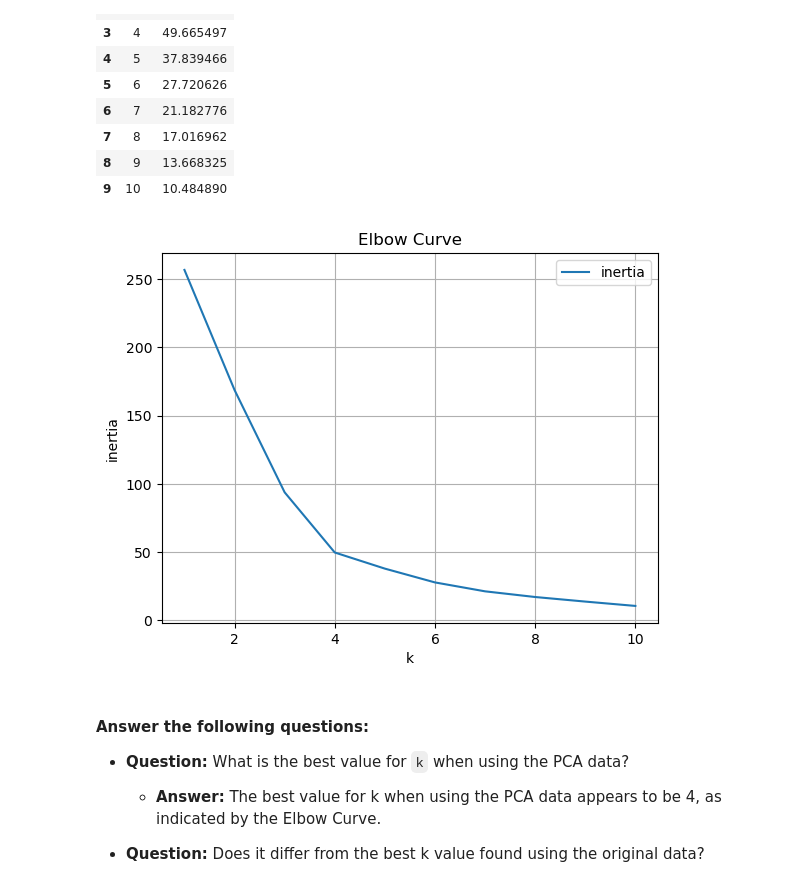
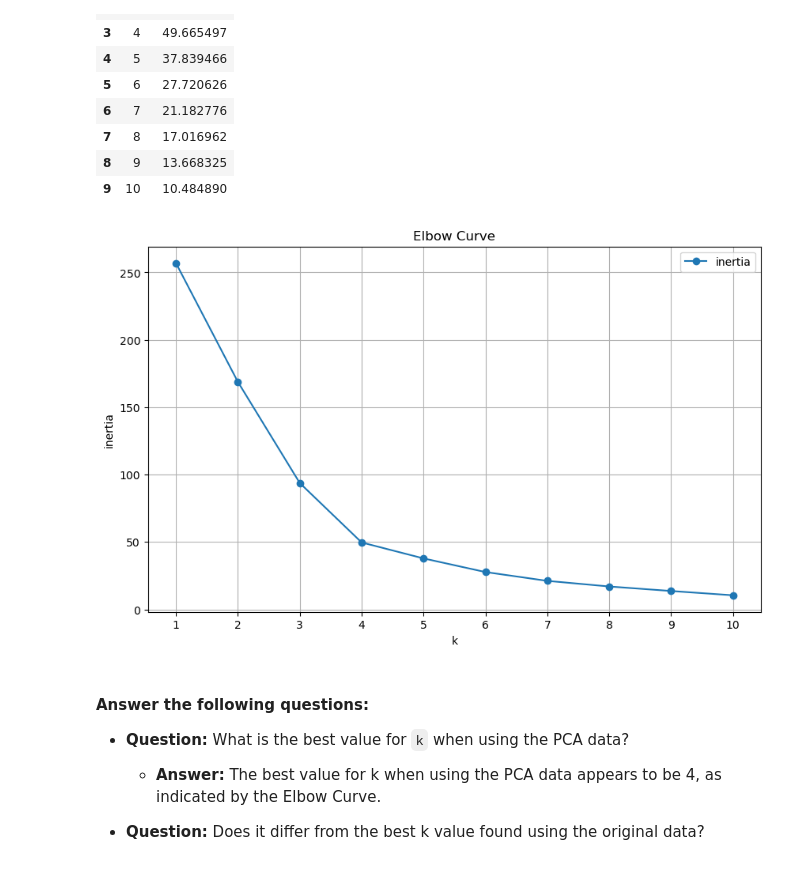
Before and after one commit to Tasnyde/CryptoClustering, a Jupyter notebook: Crypto_Clustering.ipynb, the cells around one changed output. Cells and saved outputs as stored; diff of their text form; code cells hidden in the pictures.

```diff
--- a/Crypto_Clustering.ipynb
+++ b/Crypto_Clustering.ipynb
@@ -69,8 +73,7 @@ market_data_df.head()
 # Find the best value for k using the Original Scaled DataFrame
 # Create a list with the number of k-values to try
 # Use a range from 1 to 11
-k_values = range(1, 11)
-
+k_values = list(range(1, 11))
 
 # Create an empty list to store the inertia values
 inertia_values = []
@@ -81,9 +84,9 @@ inertia_values = []
 # 2. Fit the model to the data using the scaled DataFrame
 # 3. Append the model.inertia_ to the inertia list
 for k in k_values:
-    kmeans = KMeans(n_clusters=k, random_state=0)
-    kmeans.fit(market_data_df)
-    inertia_values.append(kmeans.inertia_)
+    model = KMeans(n_clusters=k, n_init='auto', random_state=1)
+    model.fit(scaled_data_df)
+    inertia_values.append(model.inertia_)
 
 
 # Create a dictionary with the data to plot the Elbow curve
@@ -132,13 +139,12 @@ kmeans = KMeans(n_clusters=best_k, random_state=0)
 # %%
 # Fit the K-Means model using the scaled data
-kmeans.fit(market_data_df)
+kmeans.fit(scaled_data)
 # %% [output]
 KMeans(n_clusters=4, random_state=0)
 # %%
 # Predict the clusters to group the cryptocurrencies using the scaled data
+crypto_segments = kmeans.predict(scaled_data)
 
-clusters = kmeans.predict(market_data_df)
 # View the resulting array of cluster values.
-market_data_df['Cluster'] = clusters
-market_data_df.head()
+crypto_segments
 # %% [output]
@@ -286,16 +286,17 @@ elbow_df.head(10)
 # %%
 # Plot a line chart with all the inertia values computed with
 # the different values of k to visually identify the optimal value for k.
 # Use the DataFrame plot method
 # df.plot(x='k', y='inertia', kind='line')
-elbow_df.plot(x='k', y='inertia', kind='line')
+elbow_df.plot(x='k', y='inertia', kind='line', marker='o', figsize=(10, 6))
 plt.xlabel('k')
 plt.ylabel('inertia')
 plt.title('Elbow Curve')
+plt.xticks(elbow_df['k'])
 plt.grid(True)
 plt.show()
 # %% [output]
-[figure, old version]
+[figure, new version]
 # %% [markdown]
 #### Answer the following questions:
 * **Question:** What is the best value for `k` when using the PCA data?
```
Also changed, not shown: parts of 19 cells of this notebook, 2 other files.
